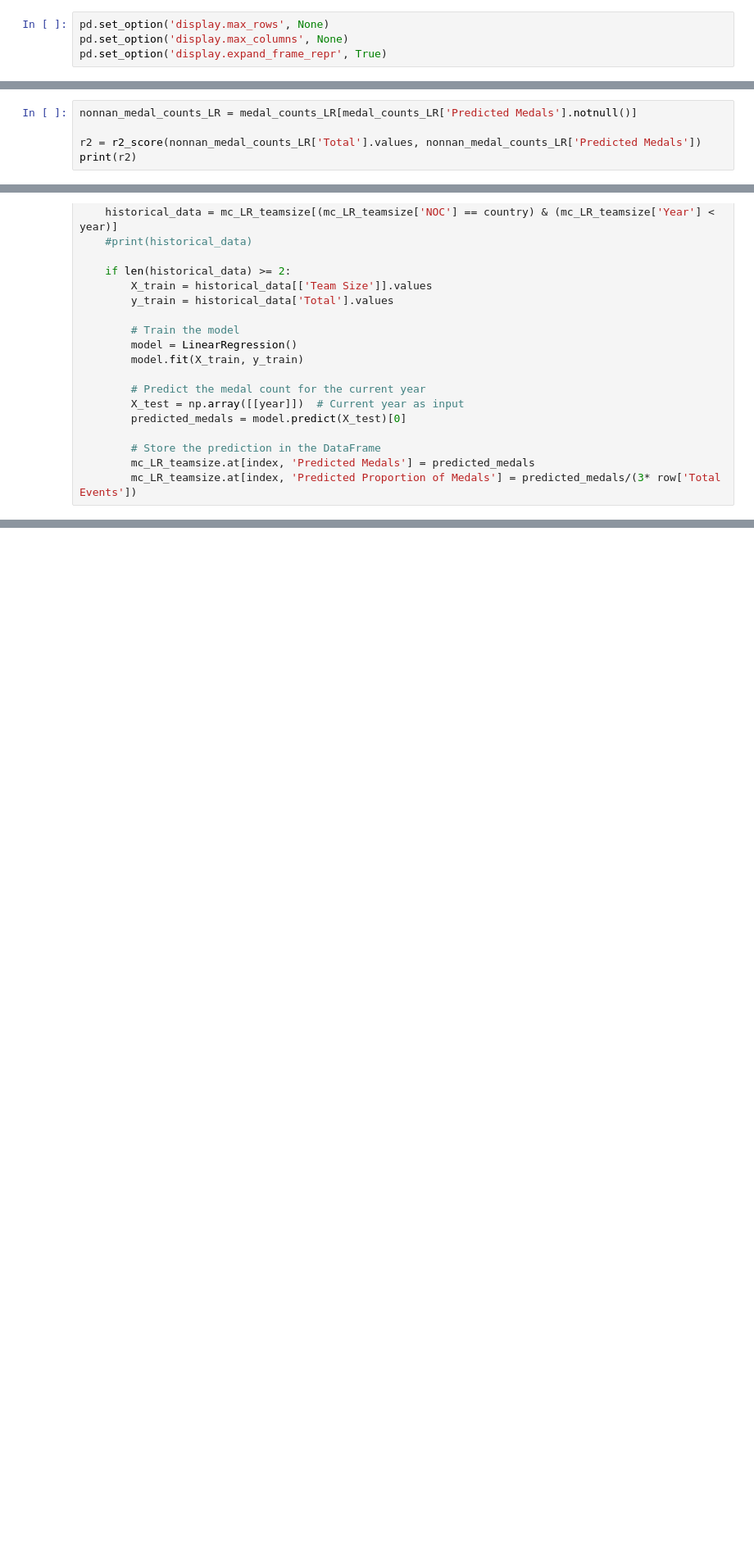
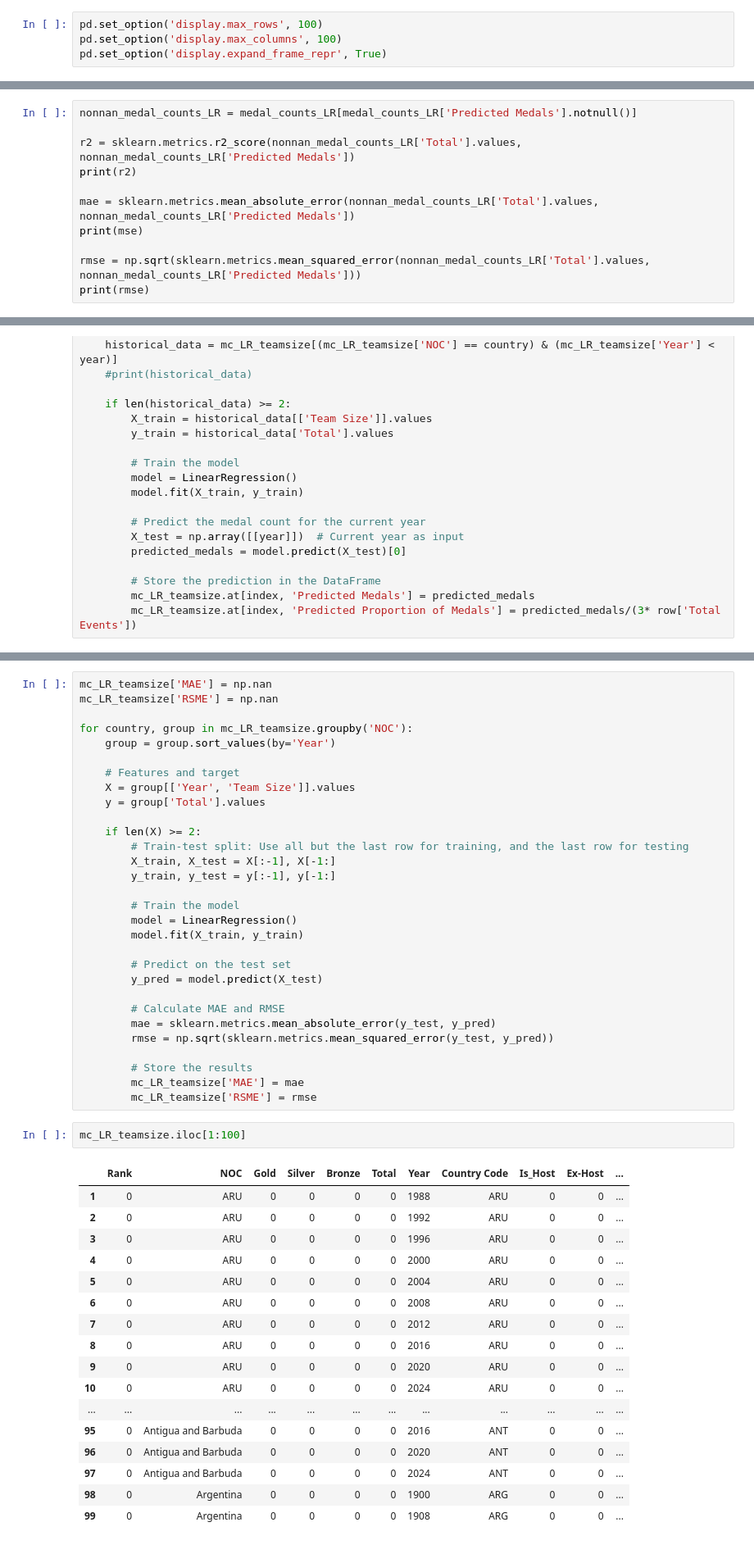
Before and after one commit to johngerving/mcm-2025, a Jupyter notebook: linear_regression_naive.ipynb, the cells around one changed output, grey strips where cells are left out. Shown at 82% size. Cells and saved outputs as stored; diff of their text form; blank space fills up the shorter version.

```diff
--- a/linear_regression_naive.ipynb
+++ b/linear_regression_naive.ipynb
@@ -7,6 +7,6 @@ from sklearn.metrics import r2_score
 # %%
-pd.set_option('display.max_rows', None)
-pd.set_option('display.max_columns', None)
+pd.set_option('display.max_rows', 100)
+pd.set_option('display.max_columns', 100)
 pd.set_option('display.expand_frame_repr', True)
 # %%
 pd.reset_option('display.max_rows')
@@ -161,7 +161,13 @@ medal_counts_LR['Prediction Delta'] = delta
 # %%
 nonnan_medal_counts_LR = medal_counts_LR[medal_counts_LR['Predicted Medals'].notnull()]
 
-r2 = r2_score(nonnan_medal_counts_LR['Total'].values, nonnan_medal_counts_LR['Predicted Medals'])
+r2 = sklearn.metrics.r2_score(nonnan_medal_counts_LR['Total'].values, nonnan_medal_counts_LR['Predicted Medals'])
 print(r2)
+
+mae = sklearn.metrics.mean_absolute_error(nonnan_medal_counts_LR['Total'].values, nonnan_medal_counts_LR['Predicted Medals'])
+print(mse)
+
+rmse = np.sqrt(sklearn.metrics.mean_squared_error(nonnan_medal_counts_LR['Total'].values, nonnan_medal_counts_LR['Predicted Medals']))
+print(rmse)
 # %% [output]
 0.5499999039449266
@@ -276,0 +267,50 @@ mc_LR_teamsize
+# %%
+mc_LR_teamsize['MAE'] = np.nan
+mc_LR_teamsize['RSME'] = np.nan
+
+for country, group in mc_LR_teamsize.groupby('NOC'):
+    group = group.sort_values(by='Year')
+
+    # Features and target
+    X = group[['Year', 'Team Size']].values
+    y = group['Total'].values
+
+    if len(X) >= 2:
+        # Train-test split: Use all but the last row for training, and the last row for testing
+        X_train, X_test = X[:-1], X[-1:]
+        y_train, y_test = y[:-1], y[-1:]
+
+        # Train the model
+        model = LinearRegression()
+        model.fit(X_train, y_train)
+
+        # Predict on the test set
+        y_pred = model.predict(X_test)
+
+        # Calculate MAE and RMSE
+        mae = sklearn.metrics.mean_absolute_error(y_test, y_pred)
+        rmse = np.sqrt(sklearn.metrics.mean_squared_error(y_test, y_pred))
+
+        # Store the results
+        mc_LR_teamsize['MAE'] = mae
+        mc_LR_teamsize['RSME'] = rmse
+# %%
+mc_LR_teamsize.iloc[1:100]
+# %% [output]
+|  | Rank | NOC | Gold | Silver | Bronze | Total | Year | Country Code | Is_Host | Ex-Host | ... |
+| 1 | 0 | ARU | 0 | 0 | 0 | 0 | 1988 | ARU | 0 | 0 | ... |
+| 2 | 0 | ARU | 0 | 0 | 0 | 0 | 1992 | ARU | 0 | 0 | ... |
+| 3 | 0 | ARU | 0 | 0 | 0 | 0 | 1996 | ARU | 0 | 0 | ... |
+| 4 | 0 | ARU | 0 | 0 | 0 | 0 | 2000 | ARU | 0 | 0 | ... |
+| 5 | 0 | ARU | 0 | 0 | 0 | 0 | 2004 | ARU | 0 | 0 | ... |
+| 6 | 0 | ARU | 0 | 0 | 0 | 0 | 2008 | ARU | 0 | 0 | ... |
+| 7 | 0 | ARU | 0 | 0 | 0 | 0 | 2012 | ARU | 0 | 0 | ... |
+| 8 | 0 | ARU | 0 | 0 | 0 | 0 | 2016 | ARU | 0 | 0 | ... |
+| 9 | 0 | ARU | 0 | 0 | 0 | 0 | 2020 | ARU | 0 | 0 | ... |
+| 10 | 0 | ARU | 0 | 0 | 0 | 0 | 2024 | ARU | 0 | 0 | ... |
+| ... | ... | ... | ... | ... | ... | ... | ... | ... | ... | ... | ... |
+| 95 | 0 | Antigua and Barbuda | 0 | 0 | 0 | 0 | 2016 | ANT | 0 | 0 | ... |
+| 96 | 0 | Antigua and Barbuda | 0 | 0 | 0 | 0 | 2020 | ANT | 0 | 0 | ... |
+| 97 | 0 | Antigua and Barbuda | 0 | 0 | 0 | 0 | 2024 | ANT | 0 | 0 | ... |
+| 98 | 0 | Argentina | 0 | 0 | 0 | 0 | 1900 | ARG | 0 | 0 | ... |
+| 99 | 0 | Argentina | 0 | 0 | 0 | 0 | 1908 | ARG | 0 | 0 | ... |
```
Also changed, not shown: parts of 5 cells of this notebook, 4 other files.
